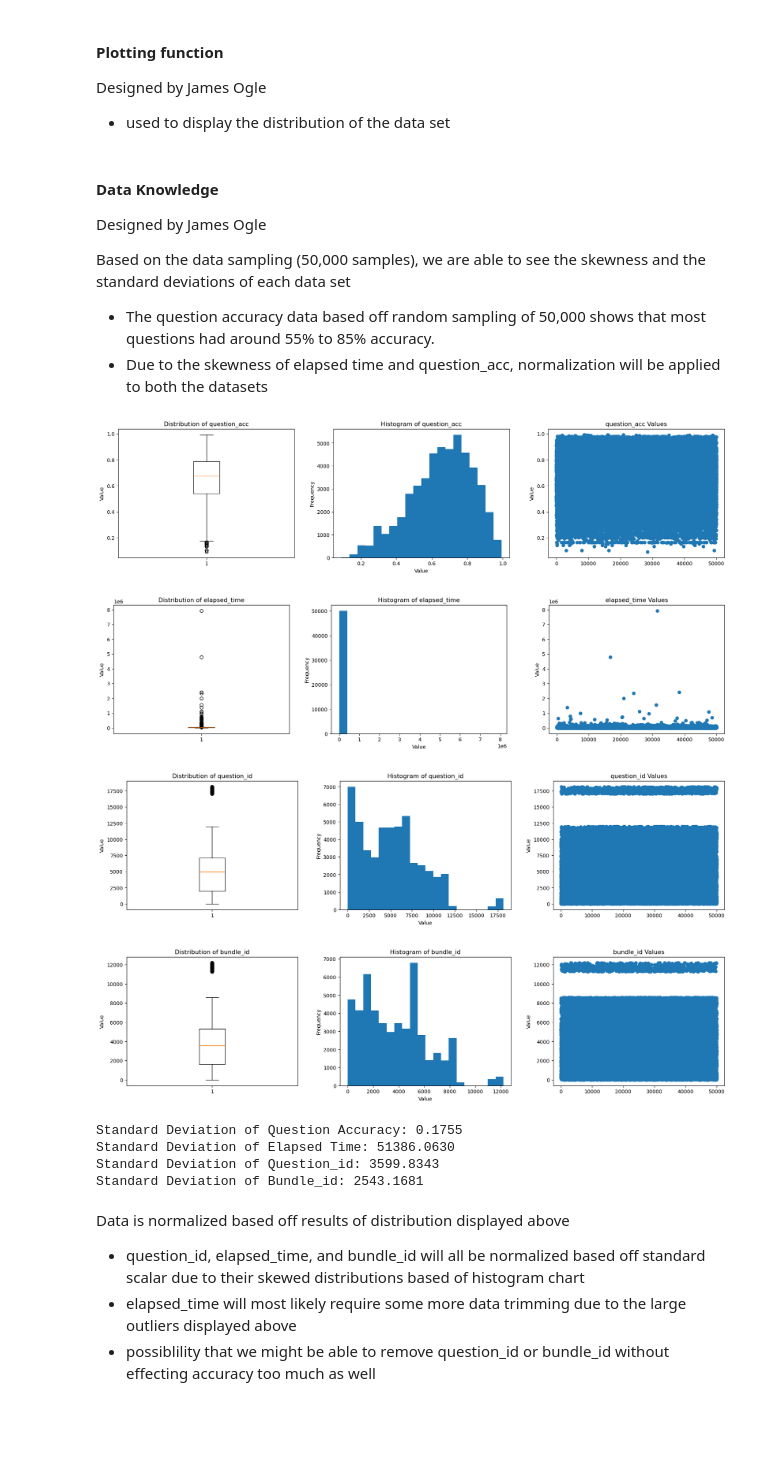
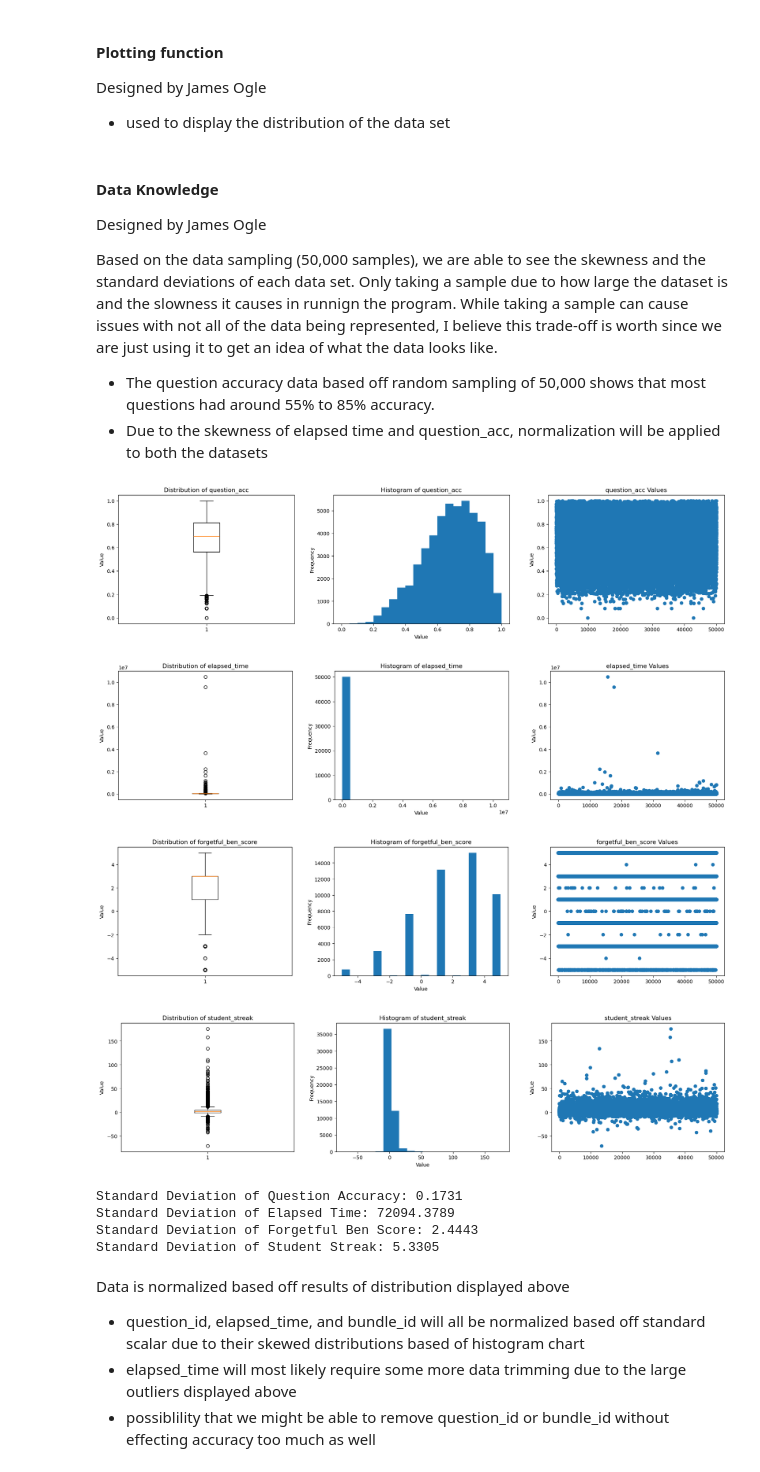
Before and after one commit to bbelandr/MachineLearningProject, a Jupyter notebook: pipeline_1.ipynb, the cells around one changed output. Drawn from its saved outputs; the diff is of its cells as text; code cells hidden in the pictures; blank space fills up the shorter version.

```diff
--- a/pipeline_1.ipynb
+++ b/pipeline_1.ipynb
@@ -61,7 +88,9 @@ Designed by Daniel Moon
 # %%
 # We split our data into 2 separate sets in the prep_data file
-train_df = pl.read_parquet(rf".\Data\final_train_data.parquet").to_pandas()
-val_df = pl.read_parquet(rf".\Data\final_val_data.parquet").to_pandas()
+train_file = "./Data/final_train_data.parquet"
+val_file = "./Data/final_val_data.parquet"
+train_df = read_in_data(train_file, num_students=2000)
+val_df = read_in_data(val_file, num_students=200)
 
 acc_per_question = train_df.groupby('question_id')['correct'].mean()
 train_df['question_acc'] = train_df['question_id'].map(acc_per_question)
@@ -73,6 +102,6 @@ val_df = val_df.drop(columns=['student_id', 'tags', 'timestamp', 'question_id',
 train_df.insert(len(train_df.columns)-1, 'correct', train_df.pop('correct'))
 val_df.insert(len(val_df.columns)-1, 'correct', val_df.pop('correct'))
 
-train_df.head()
+train_df
 # %% [output]
 |  | elapsed_time | bayes_rolling_acc | watched_lecture | forgetful_ben_score | student_streak | question_acc | ... |
@@ -134,7 +170,7 @@ def get_info (column):
 #### Data Knowledge
 Designed by James Ogle
 
-Based on the data sampling (50,000 samples), we are able to see the skewness and the standard deviations of each data set
+Based on the data sampling (50,000 samples), we are able to see the skewness and the standard deviations of each data set. Only taking a sample due to how large the dataset is and the slowness it causes in runnign the program. While taking a sample can cause issues with not all of the data being represented, I believe this trade-off is worth since we are just using it to get an idea of what the data looks like.
 
  - The question accuracy data based off random sampling of 50,000 shows that most questions had
       around 55% to 85% accuracy.
@@ -142,26 +178,38 @@ Based on the data sampling (50,000 samples), we are able to see the skewness and
 # %%
 quest_acc_sample = X_train['question_acc'].sample(n=50000)
 elp_time_sample = X_train['elapsed_time'].sample(n=50000)
-quest_id_sample = X_train['question_id'].sample(n=50000)
-bundle_id_sample = X_train['bundle_id'].sample(n=50000)
+ben_score_sample = X_train['forgetful_ben_score'].sample(n=50000)
+student_streak_sample = X_train['student_streak'].sample(n=50000)
+
+# quest_acc_sample = X_train['question_acc']
+# elp_time_sample = X_train['elapsed_time']
+# ben_score_sample = X_train['forgetful_ben_score']
+# student_streak_sample = X_train['student_streak']
 
 std_dev_quest_acc = get_info(quest_acc_sample)
 std_dev_elp_time = get_info(elp_time_sample)
-std_dev_qest_id = get_info(quest_id_sample)
-std_dev_bund_id = get_info(bundle_id_sample)
+std_dev_bs = get_info(ben_score_sample)
+std_dev_ss = get_info(student_streak_sample)
+
 print(f"Standard Deviation of Question Accuracy: {std_dev_quest_acc:.4f}\n"
       f"Standard Deviation of Elapsed Time: {std_dev_elp_time:.4f}\n"
-      f"Standard Deviation of Question_id: {std_dev_qest_id:.4f}\n"
-      f"Standard Deviation of Bundle_id: {std_dev_bund_id:.4f}\n")
+      f"Standard Deviation of Forgetful Ben Score: {std_dev_bs:.4f}\n"
+      f"Standard Deviation of Student Streak: {std_dev_ss:.4f}\n")
+
+# clear up for memeory since it won't be needed anymore
+del quest_acc_sample
+del elp_time_sample
+del ben_score_sample
+del student_streak_sample
 # %% [output]
-[figure, old version]
+[figure, new version]
-[figure, old version]
+[figure, new version]
-[figure, old version]
+[figure, new version]
-[figure, old version]
+[figure, new version]
-Standard Deviation of Question Accuracy: 0.1755
-Standard Deviation of Elapsed Time: 51386.0630
-Standard Deviation of Question_id: 3599.8343
-Standard Deviation of Bundle_id: 2543.1681
+Standard Deviation of Question Accuracy: 0.1731
+Standard Deviation of Elapsed Time: 72094.3789
+Standard Deviation of Forgetful Ben Score: 2.4443
+Standard Deviation of Student Streak: 5.3305
 # %% [markdown]
 Data is normalized based off results of distribution displayed above
 - question_id, elapsed_time, and bundle_id will all be normalized based off standard scalar due to their skewed distributions based of histogram chart
```
Also changed, not shown: parts of 15 cells of this notebook.
